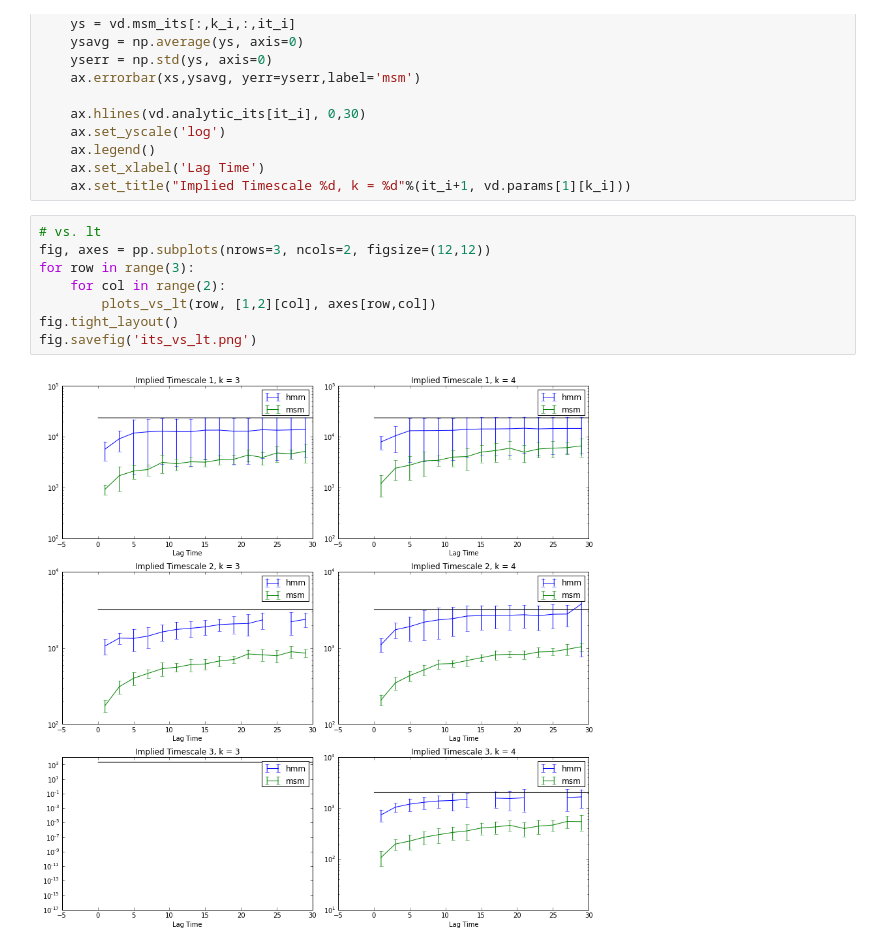
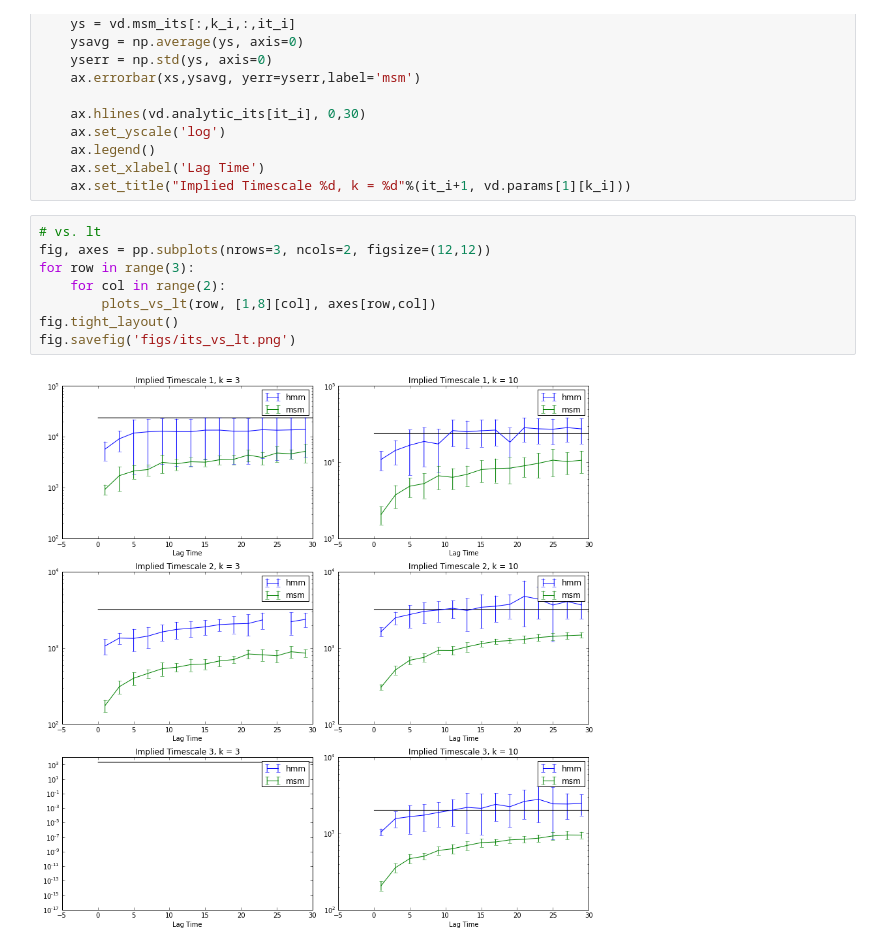
Before and after one commit to mpharrigan/fuzzy-clustering, a Jupyter notebook: HMM-Advanced-Validate.ipynb, the cells around one changed output. Drawn from its saved outputs; the diff is of its cells as text.

```diff
--- a/HMM-Advanced-Validate.ipynb
+++ b/HMM-Advanced-Validate.ipynb
@@ -157,10 +157,10 @@ def plots_vs_lt(it_i, k_i, ax):
 # %%
 # vs. lt
 fig, axes = pp.subplots(nrows=3, ncols=2, figsize=(12,12))
 for row in range(3):
     for col in range(2):
-        plots_vs_lt(row, [1,2][col], axes[row,col])
+        plots_vs_lt(row, [1,8][col], axes[row,col])
 fig.tight_layout()
-fig.savefig('its_vs_lt.png')
+fig.savefig('figs/its_vs_lt.png')
 # %% [output]
-[figure, old version]
+[figure, new version]
```
Also changed, not shown: parts of 1 cell of this notebook, 11 other files.
